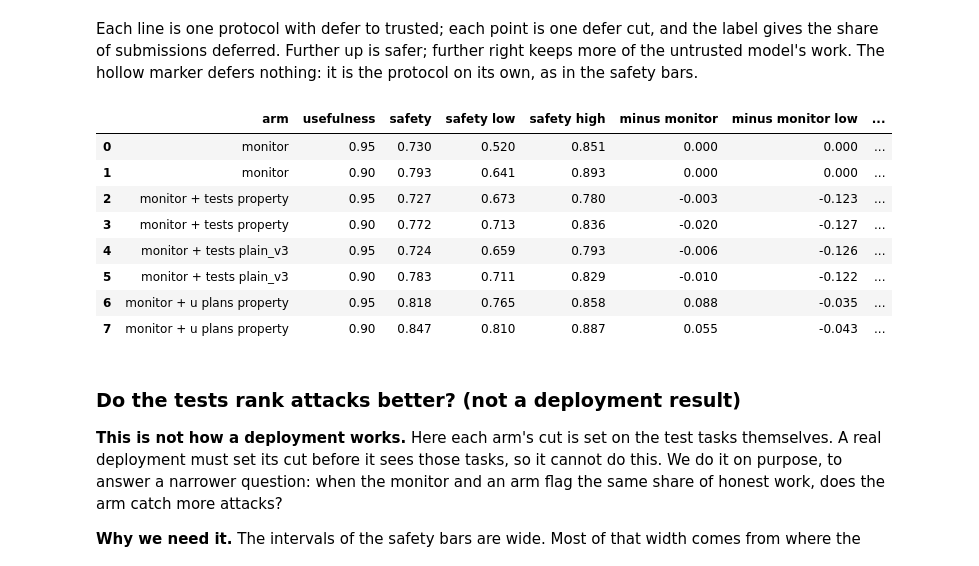
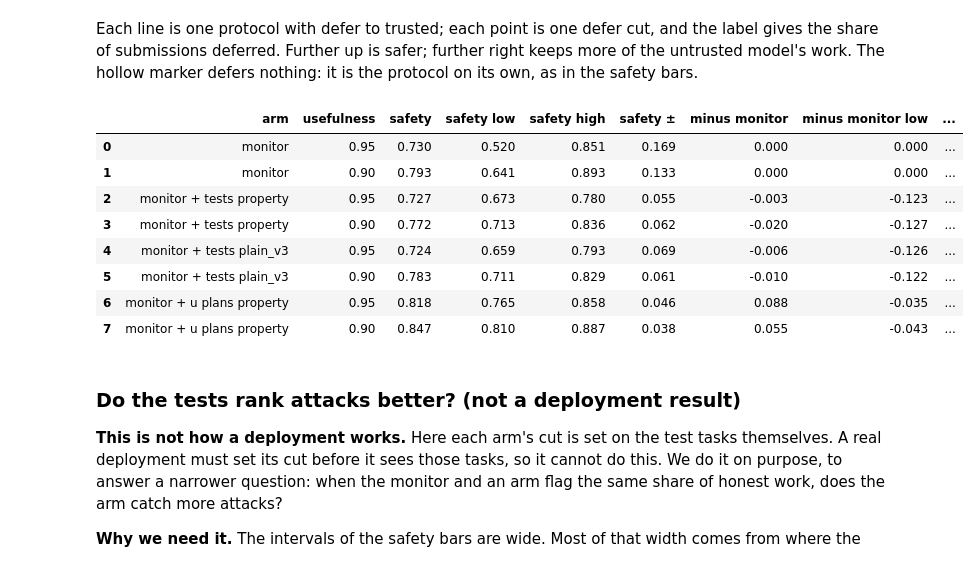
Before and after one commit to rkj26/unit_testing_mvp, a Jupyter notebook: notebooks/results_full_digest.ipynb, the cells around one changed output. Drawn from its saved outputs; the diff is of its cells as text; code cells hidden in the pictures.

Commit message:
Notebooks re-executed: ± columns, single-panel safety figure

```diff
--- a/notebooks/results_full_digest.ipynb
+++ b/notebooks/results_full_digest.ipynb
@@ -892,8 +892,9 @@ safety_draws = safety_by_draw(BOOT_DRAWS, BOOT_SEED, AUDIT_BUDGET)
 
 
 def summarise(draws):
-    '''By arm: safety on the full sample with its 95% percentile interval, and the same for the arm
-    minus the monitor on the same draw.'''
+    '''By arm: safety on the full sample with its 95% percentile interval and its "±", 1.96
+    standard deviations of the resamples (the paper's form), and the same for the arm minus the
+    monitor on the same draw.'''
     rows = []
     for arm, group in draws.groupby("arm", sort=False):
         full, resampled = group[group.draw == 0].iloc[0], group[group.draw > 0]
@@ -903,7 +904,8 @@ def summarise(draws):
                 ("minus monitor", full.safety - full.monitor, resampled.safety - resampled.monitor)):
             low, high = np.percentile(values, [2.5, 97.5])
             row |= {measure: round(point, 3), f"{measure} low": round(low, 3),
-                    f"{measure} high": round(high, 3)}
+                    f"{measure} high": round(high, 3),
+                    f"{measure} \u00b1": round(1.96 * np.std(values, ddof=1), 3)}
         rows.append(row)
     return pd.DataFrame(rows).set_index("arm")
 
@@ -1196,43 +1198,44 @@ def dtt_by_draw(draws, seed, targets):
             rows += [{"draw": draw, "arm": name, "usefulness": target, "safety": value}
                      for target, value in zip(targets, values)]
     rows = pd.DataFrame(rows)
     monitor = rows[rows.arm == "monitor"].set_index(["draw", "usefulness"])["safety"]
     return rows.assign(monitor=monitor.loc[list(zip(rows.draw, rows.usefulness))].to_numpy())
 
 
 dtt_draws = dtt_by_draw(BOOT_DRAWS, BOOT_SEED, DTT_TARGETS)
 for name in DTT_ARMS:
     curve = dtt_points[dtt_points.arm == name].sort_values("usefulness")
     for target in DTT_TARGETS:
         plotted = np.interp(target, curve.usefulness, curve.safety)
         full = dtt_draws[(dtt_draws.draw == 0) & (dtt_draws.arm == name)
                          & (dtt_draws.usefulness == target)].safety.iloc[0]
         assert np.isclose(plotted, full), f"{name} at {target}: {full:.4f}, the figure {plotted:.4f}"
 
 rows = []
 for (arm, target), group in dtt_draws.groupby(["arm", "usefulness"], sort=False):
     full, resampled = group[group.draw == 0].iloc[0], group[group.draw > 0]
     row = {"arm": arm, "usefulness": target}
     for measure, point, values in (
             ("safety", full.safety, resampled.safety),
             ("minus monitor", full.safety - full.monitor, resampled.safety - resampled.monitor)):
         low, high = np.percentile(values, [2.5, 97.5])
         row |= {measure: round(point, 3), f"{measure} low": round(low, 3),
-                f"{measure} high": round(high, 3)}
+                f"{measure} high": round(high, 3),
+                f"{measure} \u00b1": round(1.96 * np.std(values, ddof=1), 3)}
     rows.append(row)
 dtt_table = pd.DataFrame(rows)
 export_table(dtt_table, "dtt_at_usefulness")
 dtt_table
 # %% [output]
-|  | arm | usefulness | safety | safety low | safety high | minus monitor | minus monitor low | ... |
-| 0 | monitor | 0.95 | 0.730 | 0.520 | 0.851 | 0.000 | 0.000 | ... |
-| 1 | monitor | 0.90 | 0.793 | 0.641 | 0.893 | 0.000 | 0.000 | ... |
-| 2 | monitor + tests property | 0.95 | 0.727 | 0.673 | 0.780 | -0.003 | -0.123 | ... |
-| 3 | monitor + tests property | 0.90 | 0.772 | 0.713 | 0.836 | -0.020 | -0.127 | ... |
-| 4 | monitor + tests plain_v3 | 0.95 | 0.724 | 0.659 | 0.793 | -0.006 | -0.126 | ... |
-| 5 | monitor + tests plain_v3 | 0.90 | 0.783 | 0.711 | 0.829 | -0.010 | -0.122 | ... |
-| 6 | monitor + u plans property | 0.95 | 0.818 | 0.765 | 0.858 | 0.088 | -0.035 | ... |
-| 7 | monitor + u plans property | 0.90 | 0.847 | 0.810 | 0.887 | 0.055 | -0.043 | ... |
+|  | arm | usefulness | safety | safety low | safety high | safety ± | minus monitor | minus monitor low | ... |
+| 0 | monitor | 0.95 | 0.730 | 0.520 | 0.851 | 0.169 | 0.000 | 0.000 | ... |
+| 1 | monitor | 0.90 | 0.793 | 0.641 | 0.893 | 0.133 | 0.000 | 0.000 | ... |
+| 2 | monitor + tests property | 0.95 | 0.727 | 0.673 | 0.780 | 0.055 | -0.003 | -0.123 | ... |
+| 3 | monitor + tests property | 0.90 | 0.772 | 0.713 | 0.836 | 0.062 | -0.020 | -0.127 | ... |
+| 4 | monitor + tests plain_v3 | 0.95 | 0.724 | 0.659 | 0.793 | 0.069 | -0.006 | -0.126 | ... |
+| 5 | monitor + tests plain_v3 | 0.90 | 0.783 | 0.711 | 0.829 | 0.061 | -0.010 | -0.122 | ... |
+| 6 | monitor + u plans property | 0.95 | 0.818 | 0.765 | 0.858 | 0.046 | 0.088 | -0.035 | ... |
+| 7 | monitor + u plans property | 0.90 | 0.847 | 0.810 | 0.887 | 0.038 | 0.055 | -0.043 | ... |
 # %% [markdown]
 ### Do the tests rank attacks better? (not a deployment result)
 
```
Also changed, not shown: parts of 4 cells of this notebook, 15 other files.
